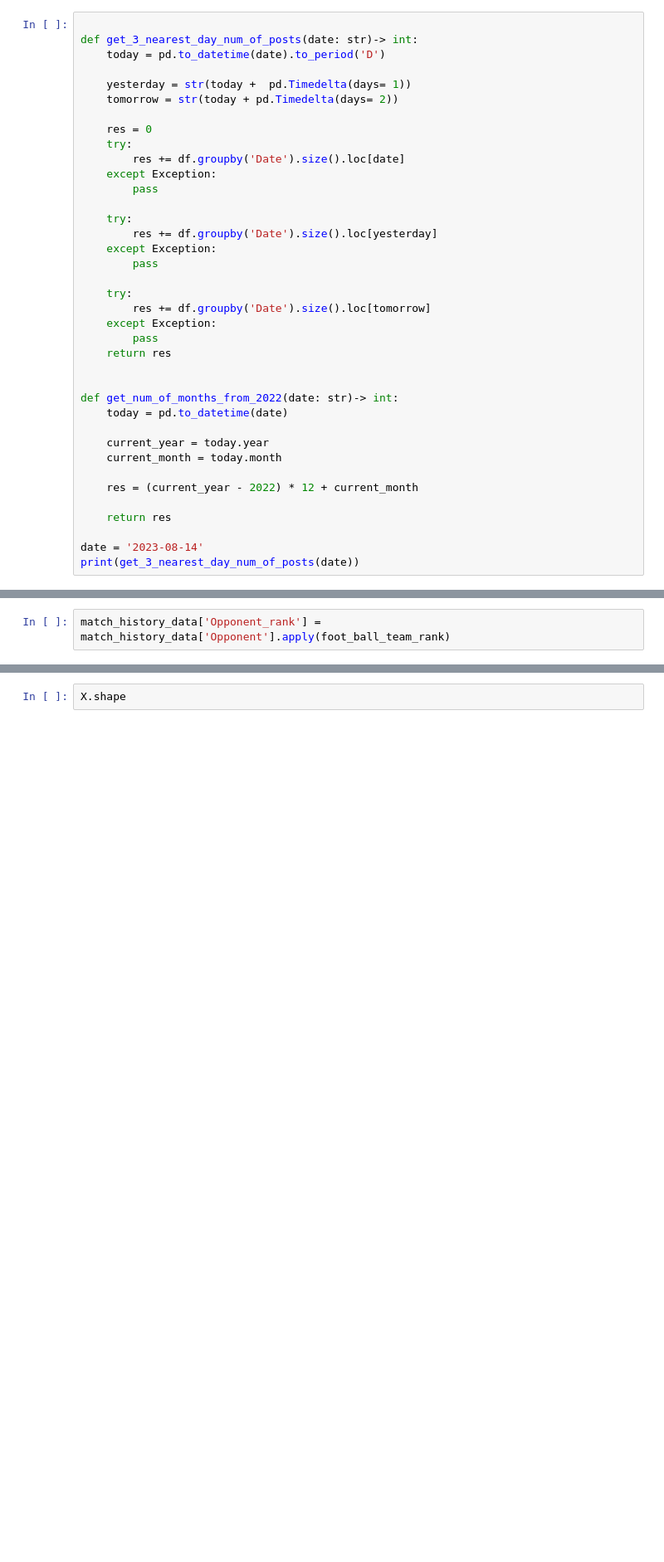
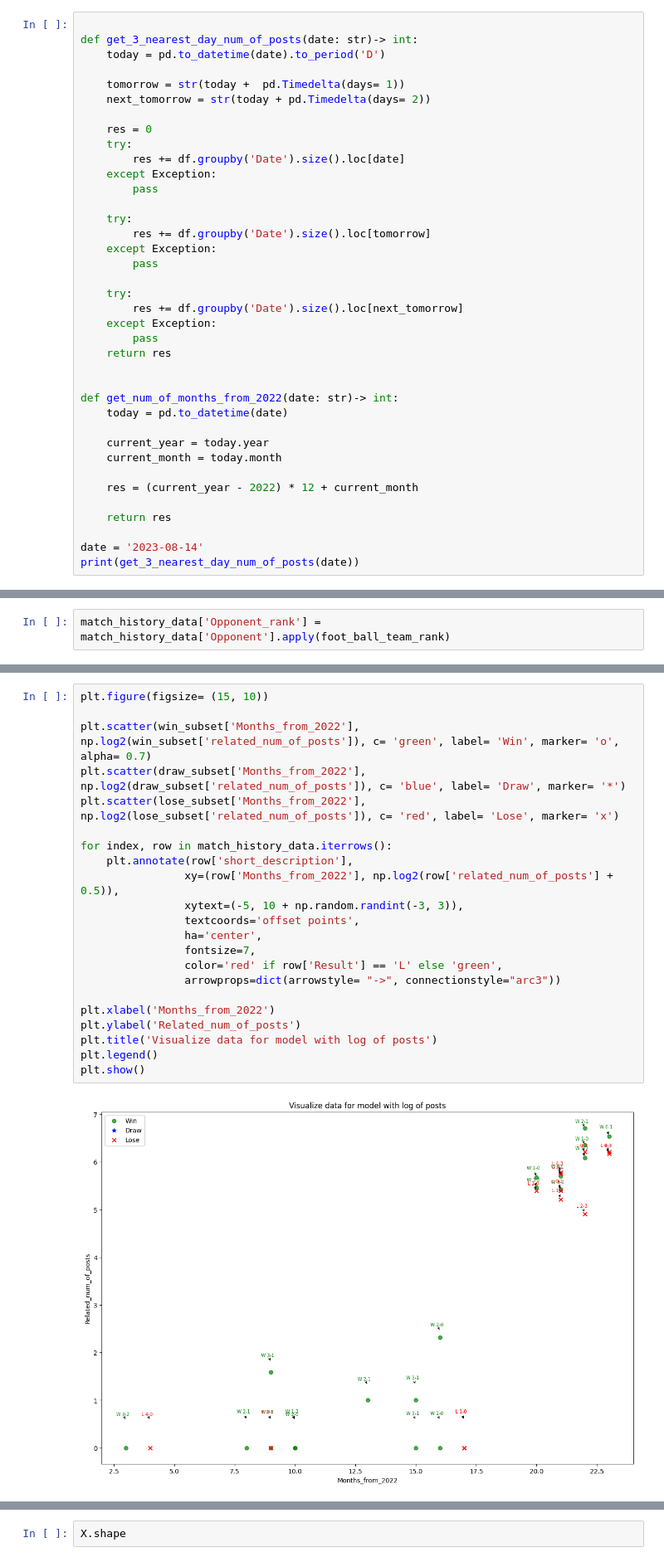
Before and after one commit to hawkin-dono/Final_Project_Python, a Jupyter notebook: Analyze_data.ipynb, the cells around one changed output, grey strips where cells are left out. Shown at 83% size. Cells and saved outputs as stored; diff of their text form; blank space fills up the shorter version.

```diff
--- a/Analyze_data.ipynb
+++ b/Analyze_data.ipynb
@@ -397,8 +393,8 @@ plt.show()
 def get_3_nearest_day_num_of_posts(date: str)-> int:
     today = pd.to_datetime(date).to_period('D')
 
-    yesterday = str(today +  pd.Timedelta(days= 1))
-    tomorrow = str(today + pd.Timedelta(days= 2))
+    tomorrow = str(today +  pd.Timedelta(days= 1))
+    next_tomorrow = str(today + pd.Timedelta(days= 2))
 
     res = 0
     try:
@@ -407,12 +403,12 @@ def get_3_nearest_day_num_of_posts(date: str)-> int:
         pass
 
     try:
-        res += df.groupby('Date').size().loc[yesterday]
+        res += df.groupby('Date').size().loc[tomorrow]
     except Exception:
         pass
 
     try:
-        res += df.groupby('Date').size().loc[tomorrow]
+        res += df.groupby('Date').size().loc[next_tomorrow]
     except Exception:
         pass
     return res
@@ -663,3 +659,27 @@ match_history_data.head()
+# %%
+plt.figure(figsize= (15, 10))
+
+plt.scatter(win_subset['Months_from_2022'], np.log2(win_subset['related_num_of_posts']), c= 'green', label= 'Win', marker= 'o', alpha= 0.7)
+plt.scatter(draw_subset['Months_from_2022'],  np.log2(draw_subset['related_num_of_posts']), c= 'blue', label= 'Draw', marker= '*')
+plt.scatter(lose_subset['Months_from_2022'],  np.log2(lose_subset['related_num_of_posts']), c= 'red', label= 'Lose', marker= 'x')
+
+for index, row in match_history_data.iterrows():
+    plt.annotate(row['short_description'],
+                xy=(row['Months_from_2022'], np.log2(row['related_num_of_posts'] + 0.5)),
+                xytext=(-5, 10 + np.random.randint(-3, 3)),
+                textcoords='offset points',
+                ha='center',
+                fontsize=7,
+                color='red' if row['Result'] == 'L' else 'green',
+                arrowprops=dict(arrowstyle= "->", connectionstyle="arc3"))
+
+plt.xlabel('Months_from_2022')
+plt.ylabel('Related_num_of_posts')
+plt.title('Visualize data for model with log of posts')
+plt.legend()
+plt.show()
+# %% [output]
+[figure, added]
 # %%
 def get_extend_data(match_history_data: pd.DataFrame):
     '''
```
Also changed, not shown: parts of 17 cells of this notebook, 7 other files.
